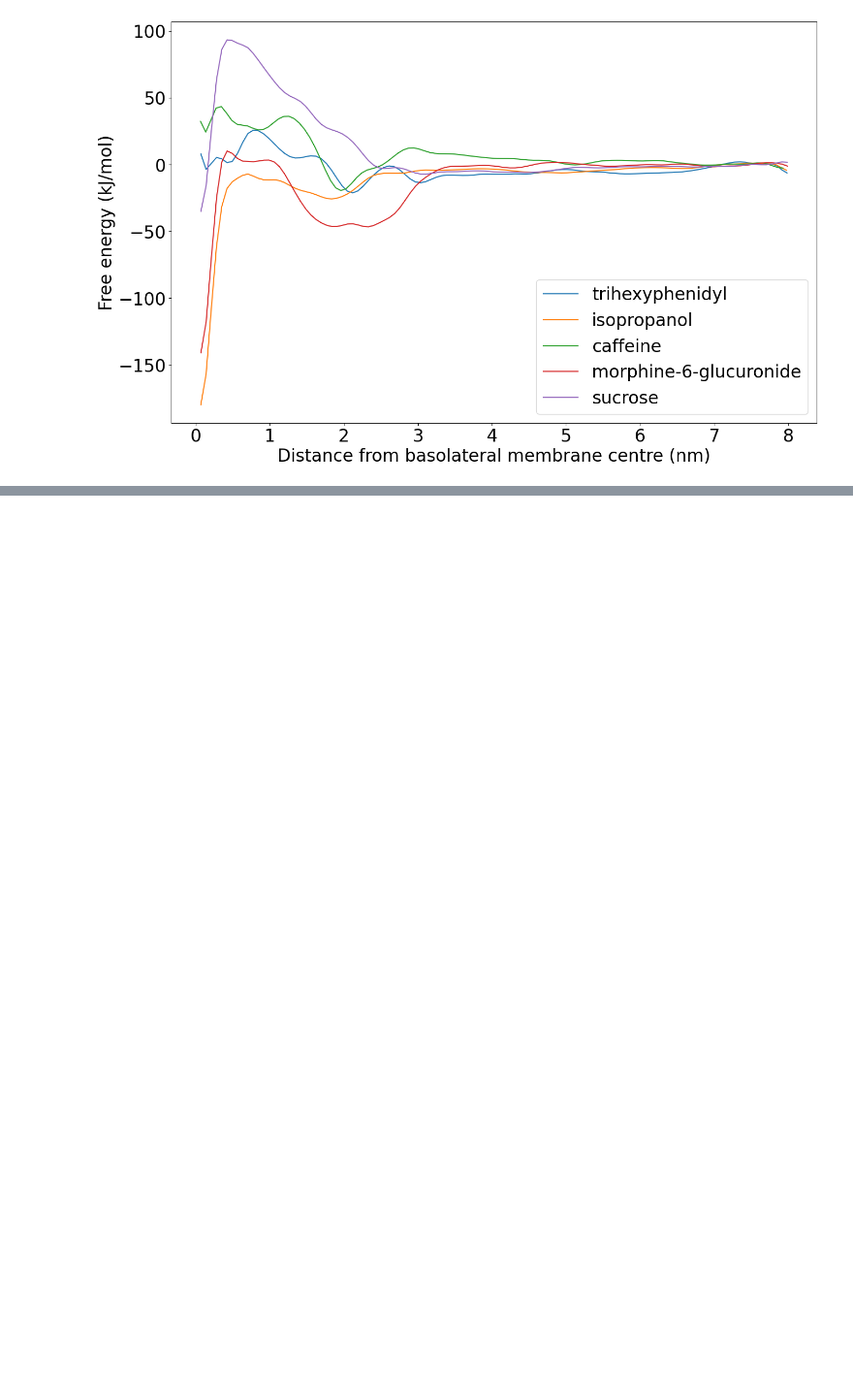
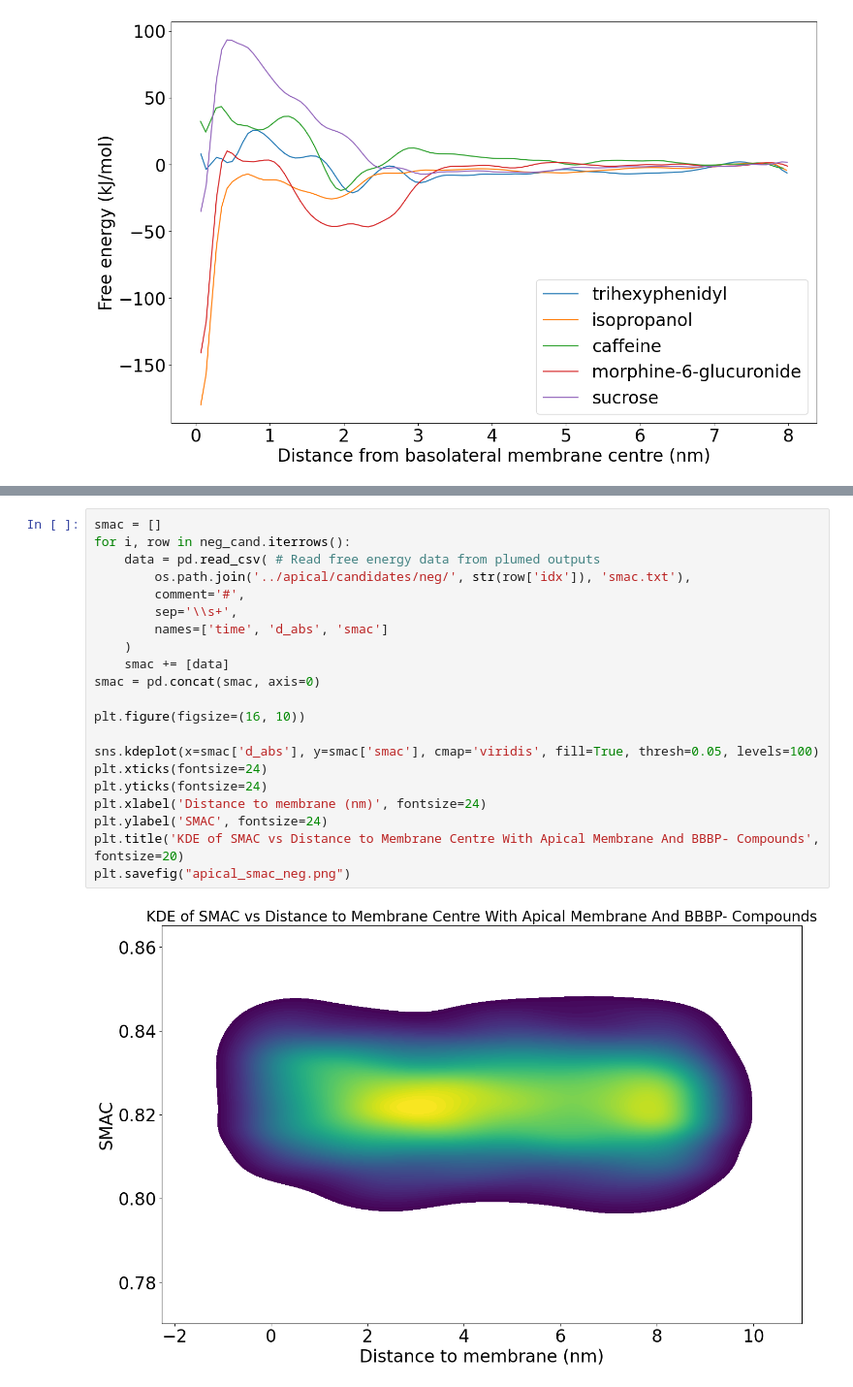
Before and after one commit to HenryJia/BBBP-MD, a Jupyter notebook: ipynb/plot_results.ipynb, the cells around one changed output, grey strips where cells are left out. Shown at 97% size. Drawn from its saved outputs; the diff is of its cells as text; blank space fills up the shorter version.

```diff
--- a/ipynb/plot_results.ipynb
+++ b/ipynb/plot_results.ipynb
@@ -338,0 +430,23 @@ for mem in membranes:
+# %%
+smac = []
+for i, row in neg_cand.iterrows():
+    data = pd.read_csv( # Read free energy data from plumed outputs
+        os.path.join('../apical/candidates/neg/', str(row['idx']), 'smac.txt'),
+        comment='#',
+        sep='\\s+',
+        names=['time', 'd_abs', 'smac']
+    )
+    smac += [data]
+smac = pd.concat(smac, axis=0)
+
+plt.figure(figsize=(16, 10))
+
+sns.kdeplot(x=smac['d_abs'], y=smac['smac'], cmap='viridis', fill=True, thresh=0.05, levels=100)
+plt.xticks(fontsize=24)
+plt.yticks(fontsize=24)
+plt.xlabel('Distance to membrane (nm)', fontsize=24)
+plt.ylabel('SMAC', fontsize=24)
+plt.title('KDE of SMAC vs Distance to Membrane Centre With Apical Membrane And BBBP- Compounds', fontsize=20)
+plt.savefig("apical_smac_neg.png")
+# %% [output]
+[figure, added]
```
Also changed, not shown: parts of 13 cells of this notebook, 13 other files.
